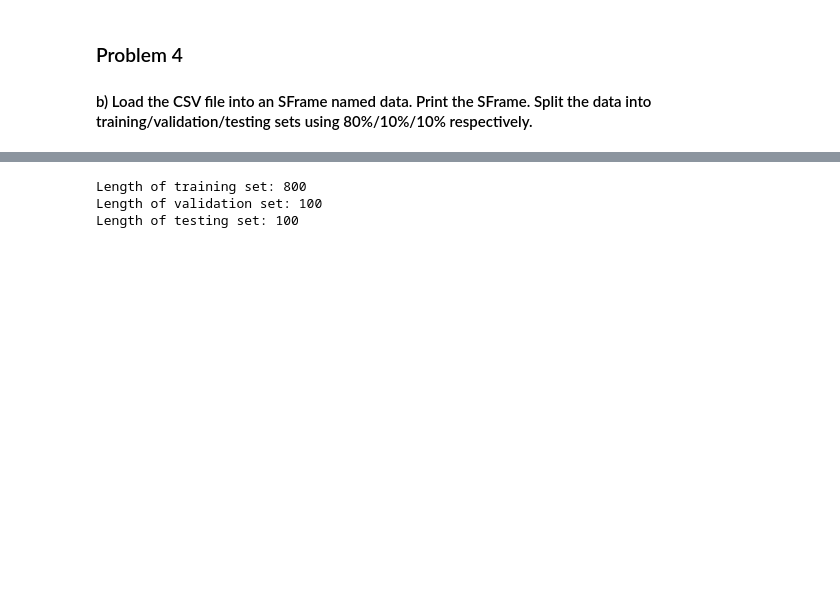
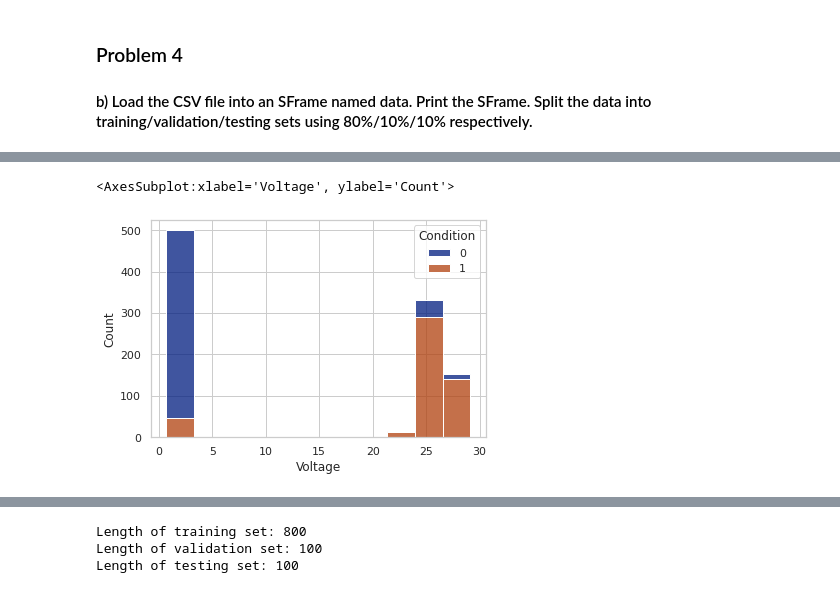
Before and after one commit to wpjerrykwok/rrc_academic, a Jupyter notebook: comp2704_supervised_machine_learning/assignment_03/SML_a3_q4.ipynb, the cells around one changed output, grey strips where cells are left out. Drawn from its saved outputs; the diff is of its cells as text; code cells hidden in the pictures; blank space fills up the shorter version.

```diff
--- a/comp2704_supervised_machine_learning/assignment_03/SML_a3_q4.ipynb
+++ b/comp2704_supervised_machine_learning/assignment_03/SML_a3_q4.ipynb
@@ -20,12 +20,12 @@ Recall measures how many of positive points were correctly predicted by the mode
 ### Problem 4
 #### b) Load the CSV file into an SFrame named data. Print the SFrame. Split the data into training/validation/testing sets using 80%/10%/10% respectively.
 # %%
-# Importing packages
+# import packages
 import matplotlib.pyplot as plt
 import numpy as np
 import pandas as pd
 import random
 import turicreate as tc
 import seaborn as sns
-sns.set_theme(style="darkgrid")
+from prettytable import PrettyTable as pp
 # %%
@@ -68,0 +64,3 @@ train_data, test_validate_data = data.random_split(.8, seed=0, exact=True)
+# %%
+# load the data into Pandas DataFrame for further analysis of input data
+data_pd = data.to_dataframe()
@@ -68,0 +97,11 @@ train_data, test_validate_data = data.random_split(.8, seed=0, exact=True)
+# %%
+# set up theme for sns to display plots
+sns.set_theme(style="whitegrid", palette="dark")
+# %%
+# show histogram of Voltage, with different color on Condition
+# we can see Voltage appear at two ends
+# Smaller end has majority in Condition 0 while larger end has majority in Condition 1
+sns.histplot(data=data_pd, x="Voltage", hue="Condition", multiple="stack")
+# %% [output]
+<AxesSubplot:xlabel='Voltage', ylabel='Count'>
+[figure, added]
```
Also changed, not shown: parts of 69 cells of this notebook.
